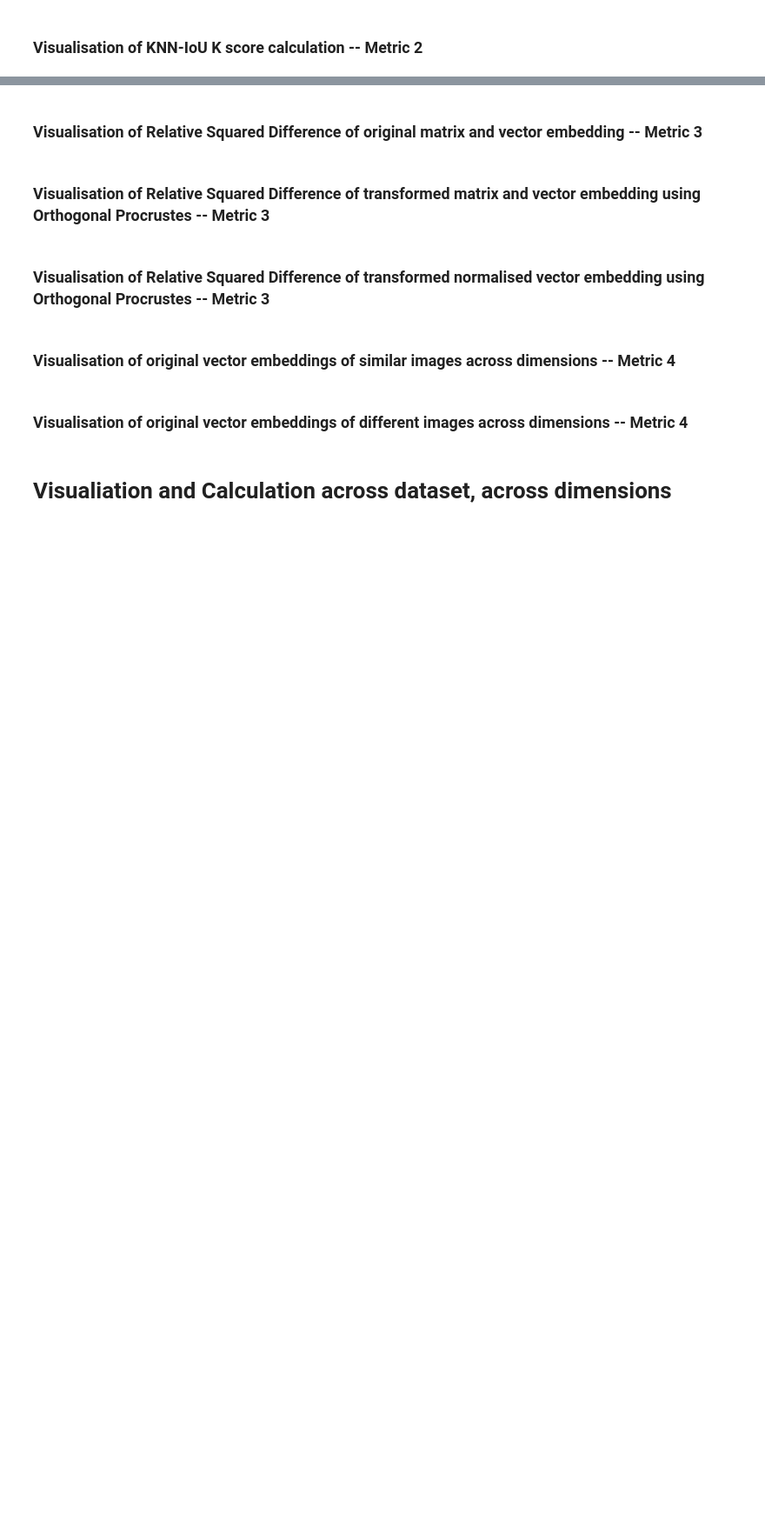
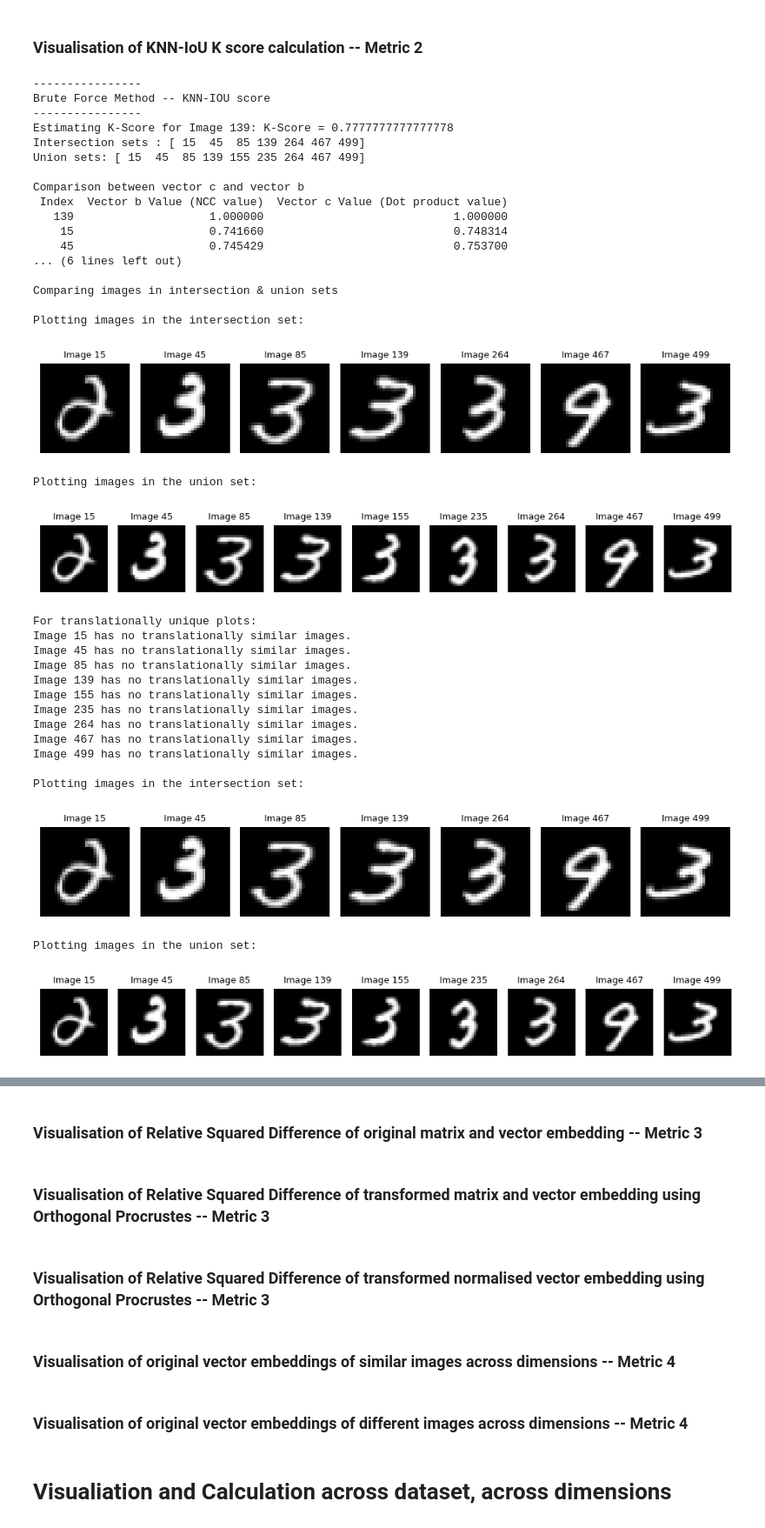
Before and after one commit to nuagetsu/VecRepV3, a Jupyter notebook: evaluation/test_mnist.ipynb, the cells around one changed output, grey strips where cells are left out. Shown: that part at 87% size. Drawn from its saved outputs; the diff is of its cells as text; code cells hidden in the pictures; blank space fills up the shorter version.

```diff
--- a/evaluation/test_mnist.ipynb
+++ b/evaluation/test_mnist.ipynb
@@ -156,8 +360,21 @@ input_dataset = [torch.tensor(img).to(device).float() for img in input_dataset]
 # %%
 model = models.SimpleCNN4(dimensions=dimensions, padding_mode='circular').to(device)
-model.load_state_dict(torch.load(os.path.join(os.path.abspath("../../VecRepV3"), model_directory,
-                                              f'best_model_MNIST_{imageType}_{dimensions}d_convlayer3.pt'), weights_only=True, map_location=torch.device('cpu')))
+dimensions = 128
+model.load_state_dict(torch.load(os.path.join(os.path.abspath("../"), model_directory,
+                                              f'best_model_MNIST_{imageType}_{dimensions}d_convlayer3_SimpleCNN4_CBAM_dropout.pt'), weights_only=True, map_location=torch.device('cpu')), strict=False)
 model.eval()
+
+# dimensions = 128
+# model = tcnnmodels.CircleLayers2(0.5, dimensions=dimensions, padding_mode='circular').to(device)
+# model.load_state_dict(torch.load(os.path.join(os.path.abspath("../../VecRepV3"), model_directory,
+#                                                f'best_model_MNIST_{imageType}_{dimensions}d_convlayer3_CircleLayers2.pt'), weights_only=True, map_location=device), strict=False)
+# model.eval()
+
+# model = tcnnmodels.KleinLayers2(2, dimensions=dimensions, padding_mode='circular').to(device)
+# dimensions = 128
+# model.load_state_dict(torch.load(os.path.join(os.path.abspath("../../VecRepV3"), model_directory,
+#                                                f'best_model_MNIST_{imageType}_{dimensions}d_convlayer3_KleinLayers2.pt'), weights_only=True, map_location=torch.device('cpu')), strict=False)
+# model.eval()
 # %% [output]
 SimpleCNN4(
   (conv1): Conv2d(1, 16, kernel_size=(3, 3), stride=(1, 1), padding=(1, 1), padding_mode=circular)
@@ -225,0 +556,26 @@ print("\nDifference in values of BF Method and Model Method: ", difference.item(
+# %%
+matrixG = imgcalc.get_matrixG(testSample, imageProductType)
+matrixA = imgcalc.get_matrixA(matrixG, embeddingType, weight)
+# %%
+# WRITE CODE TO GET OUT AVERAGE K-SCORE OVER A BUNCHA DIFF IMAGES.
+
+n = 1000
+k_score_total_brute = 0
+k_score_total_model = 0
+
+for i in range(n):
+    index1 = np.random.randint(len(testSample))
+    input1=input_dataset[index1][0].squeeze().to('cpu')
+
+    vectorb_bf1 = matrixG[index1]
+    vectorc_bf1 = imgcalc.get_vectorc_brute(index1, matrixA)
+    kscore, indices, intersection_indices = imgcalc.get_kscore_and_sets(vectorb_bf1, vectorc_bf1, k)
+    k_score_total_brute += kscore
+
+    vectorb_model1 = matrixG[index1]
+    vectorc_model1 = imgcalc.get_vectorc_model(index1, model, input_dataset)
+    kscore, indices, intersection_indices = imgcalc.get_kscore_and_sets(vectorb_model1, vectorc_model1, k)
+    k_score_total_model += kscore
+
+print("Brute Force k-score average over {} images: {}".format(n, k_score_total_brute / n))
+print("Model k-score average over {} images: {}".format(n, k_score_total_model / n))
@@ -231,6 +590,7 @@ print("----------------\nBrute Force Method -- KNN-IOU score\n----------------")
 vectorb_bf1 = matrixG[index1]
 vectorc_bf1 = imgcalc.get_vectorc_brute(index1, matrixA)
 _, indices = imgplt.display_and_plot_results(vectorb_bf1, vectorc_bf1, "Brute Force", index1, k, testSample)
+kscore, indices, intersection_indices = metrics.get_k_neighbour_score(vectorb_bf1, vectorc_bf1, k)
 
 top_values_b_1, _ = imgcalc.get_top_scores(vectorb_bf1, len(indices), vectorc_bf1)
 bottom_values_b_1, _ = imgcalc.get_bottom_scores(vectorb_bf1, len(indices), vectorc_bf1)
@@ -255,30 +615,66 @@ print("----------------\nTransformed Model Method -- KNN-IOU score\n------------
 input2_transformed_1 =  model_transformed[index1]
 input2_transformed_2 =  model_transformed[index2]
 vectorc_transformed_1 = []
 vectorc_transformed_2 = []
 for j in range(len(input_dataset)):
     input1_transformed =  model_transformed[j]
     dot_product_transformed = torch.sum(input1_transformed * input2_transformed_1, dim=1)
     vectorc_transformed_1.append(dot_product_transformed.detach().cpu().numpy().item())
 
     dot_product_transformed = torch.sum(input1_transformed * input2_transformed_2, dim=1)
     vectorc_transformed_2.append(dot_product_transformed.detach().cpu().numpy().item())
 
 imgplt.display_and_plot_results(vectorb_model1, vectorc_transformed_1, "Model", index1, k, testSample)
 imgplt.display_and_plot_results(vectorb_model2, vectorc_transformed_2, "Model", index2, k, testSample)
 
 print("----------------\nTransformed Normalised Model Method -- KNN-IOU score\n----------------")
 input2_transformed_normalised_1 =  model_transformed[index1]/np.linalg.norm(model_transformed[index1].detach().cpu().numpy())
 input2_transformed_normalised_2 =  model_transformed[index2]/np.linalg.norm(model_transformed[index2].detach().cpu().numpy())
 vectorc_transformed_normalised_1 = []
 vectorc_transformed_normalised_2 = []
 for j in range(len(input_dataset)):
     input1_transformed_normalised =  model_transformed[j]/np.linalg.norm(model_transformed[j].detach().cpu().numpy())
     dot_product_transformed_normalised = torch.sum(input1_transformed_normalised * input2_transformed_normalised_1, dim=1)
     vectorc_transformed_normalised_1.append(dot_product_transformed_normalised.detach().cpu().numpy().item())
 
     dot_product_transformed_normalised = torch.sum(input1_transformed_normalised * input2_transformed_normalised_2, dim=1)
     vectorc_transformed_normalised_2.append(dot_product_transformed_normalised.detach().cpu().numpy().item())
 
 imgplt.display_and_plot_results(vectorb_model1, vectorc_transformed_normalised_1, "Model", index1, k, testSample)
 imgplt.display_and_plot_results(vectorb_model2, vectorc_transformed_normalised_2, "Model", index2, k, testSample)
+# %% [output]
+----------------
+Brute Force Method -- KNN-IOU score
+----------------
+Estimating K-Score for Image 139: K-Score = 0.7777777777777778
+Intersection sets : [ 15  45  85 139 264 467 499]
+Union sets: [ 15  45  85 139 155 235 264 467 499]
+
+Comparison between vector c and vector b
+ Index  Vector b Value (NCC value)  Vector c Value (Dot product value)
+   139                    1.000000                            1.000000
+    15                    0.741660                            0.748314
+    45                    0.745429                            0.753700
+... (6 lines left out)
+
+Comparing images in intersection & union sets
+
+Plotting images in the intersection set:
+[figure, added]
+Plotting images in the union set:
+[figure, added]
+For translationally unique plots:
+Image 15 has no translationally similar images.
+Image 45 has no translationally similar images.
+Image 85 has no translationally similar images.
+Image 139 has no translationally similar images.
+Image 155 has no translationally similar images.
+Image 235 has no translationally similar images.
+Image 264 has no translationally similar images.
+Image 467 has no translationally similar images.
+Image 499 has no translationally similar images.
+
+Plotting images in the intersection set:
+[figure, added]
+Plotting images in the union set:
+[figure, added]
```
Also changed, not shown: parts of 24 cells of this notebook, 25 other files.
